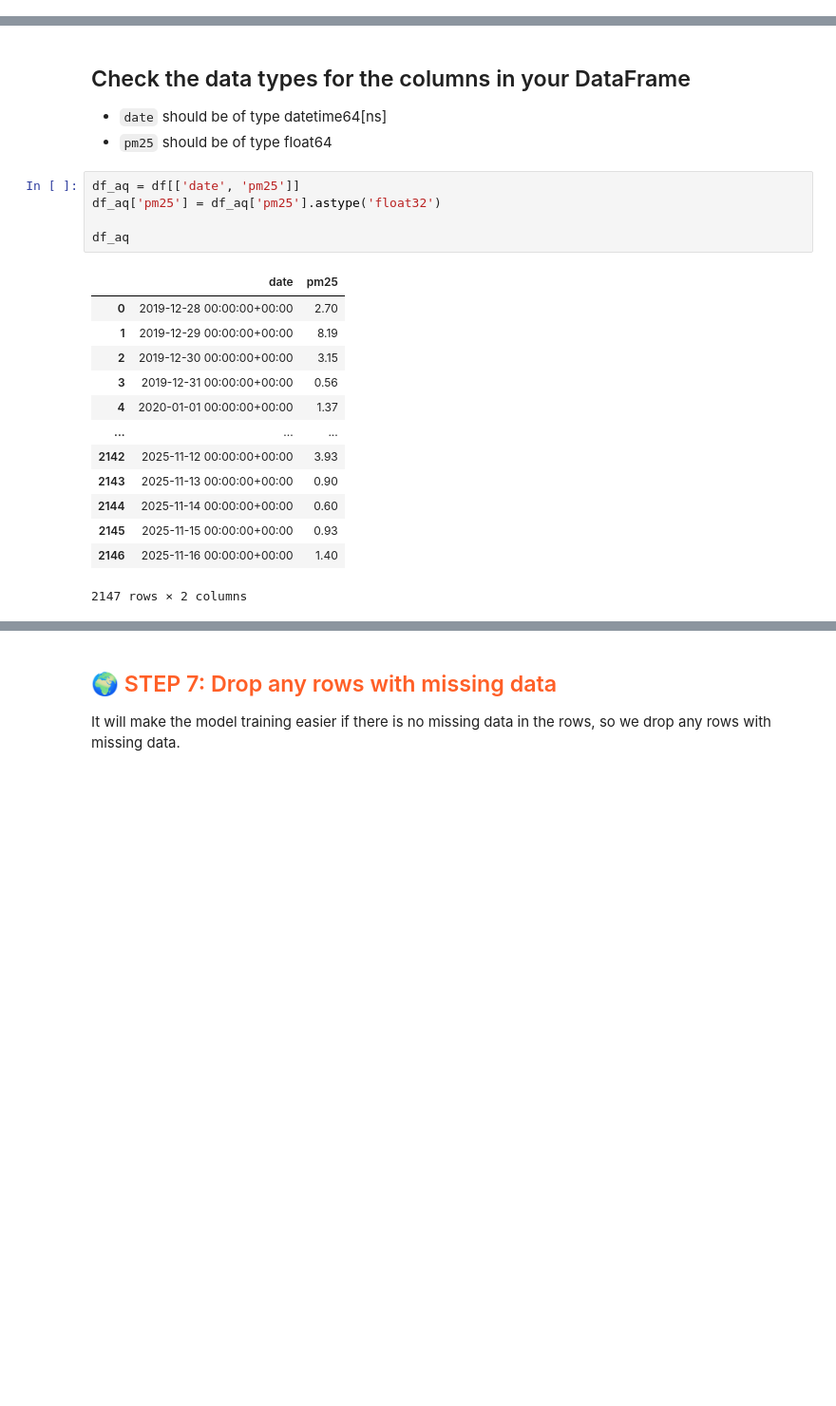
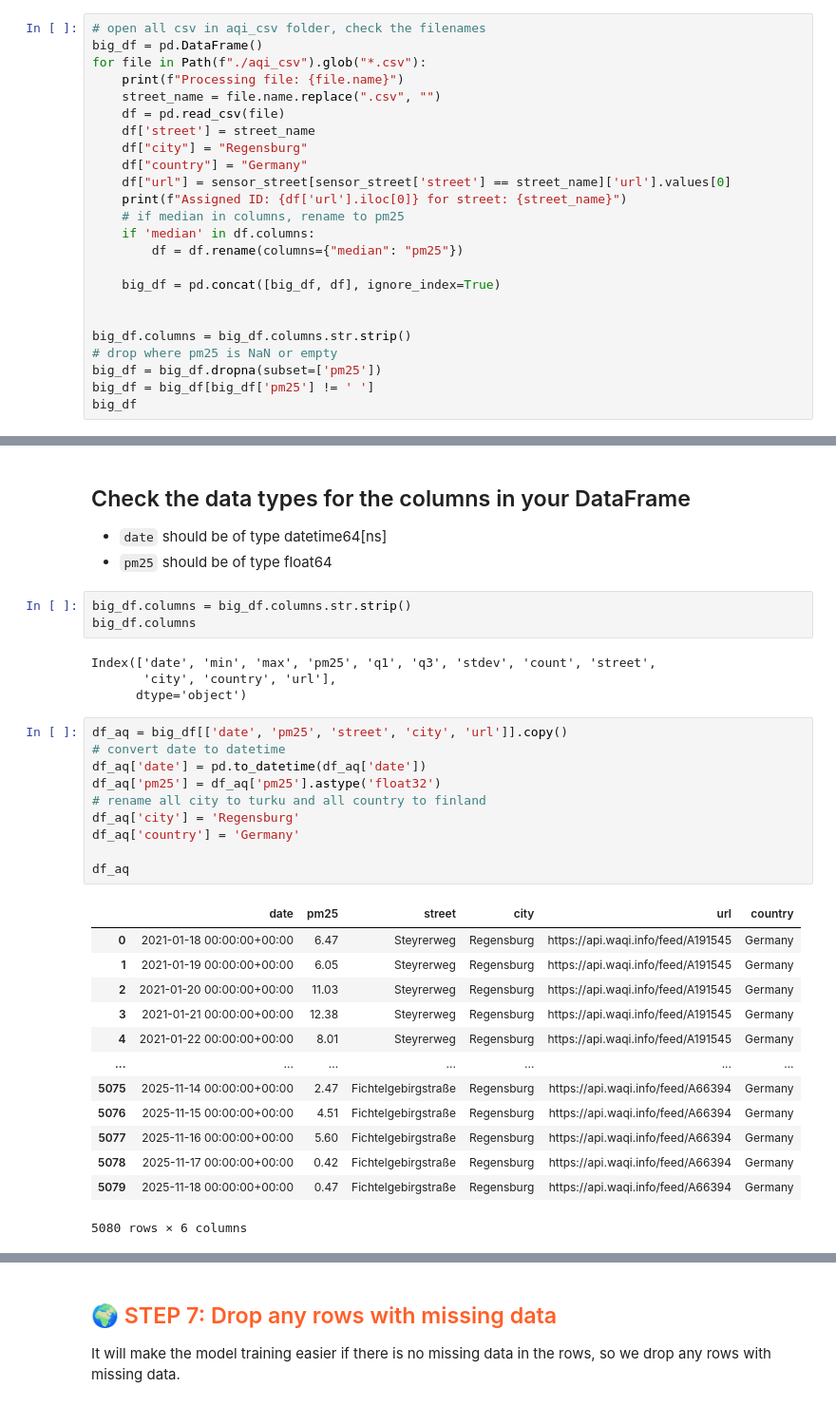
Before and after one commit to koderik/mlfs-book, a Jupyter notebook: notebooks/airquality/1_air_quality_feature_backfill.ipynb, the cells around one changed output, grey strips where cells are left out. Shown: that part at 95% size. Cells and saved outputs as stored; diff of their text form; blank space fills up the shorter version.

```diff
--- a/notebooks/airquality/1_air_quality_feature_backfill.ipynb
+++ b/notebooks/airquality/1_air_quality_feature_backfill.ipynb
@@ -227,0 +140,24 @@ The cell below should print out something like:
+# %%
+# open all csv in aqi_csv folder, check the filenames
+big_df = pd.DataFrame()
+for file in Path(f"./aqi_csv").glob("*.csv"):
+    print(f"Processing file: {file.name}")
+    street_name = file.name.replace(".csv", "")
+    df = pd.read_csv(file)
+    df['street'] = street_name
+    df["city"] = "Regensburg"
+    df["country"] = "Germany"
+    df["url"] = sensor_street[sensor_street['street'] == street_name]['url'].values[0]
+    print(f"Assigned ID: {df['url'].iloc[0]} for street: {street_name}")
+    # if median in columns, rename to pm25
+    if 'median' in df.columns:
+        df = df.rename(columns={"median": "pm25"})
+
+    big_df = pd.concat([big_df, df], ignore_index=True)
+
+
+big_df.columns = big_df.columns.str.strip()
+# drop where pm25 is NaN or empty
+big_df = big_df.dropna(subset=['pm25'])
+big_df = big_df[big_df['pm25'] != ' ']
+big_df
@@ -270,25 +237,37 @@ We want to have a DataFrame with 2 columns - `date` and `pm25` after this cell b
 
  * `date` should be of type   datetime64[ns]
  * `pm25` should be of type float64
+# %%
+big_df.columns = big_df.columns.str.strip()
+big_df.columns
+# %% [output]
+Index(['date', 'min', 'max', 'pm25', 'q1', 'q3', 'stdev', 'count', 'street',
+       'city', 'country', 'url'],
+      dtype='object')
 # %%
-df_aq = df[['date', 'pm25']]
+df_aq = big_df[['date', 'pm25', 'street', 'city', 'url']].copy()
+# convert date to datetime
+df_aq['date'] = pd.to_datetime(df_aq['date'])
 df_aq['pm25'] = df_aq['pm25'].astype('float32')
+# rename all city to turku and all country to finland
+df_aq['city'] = 'Regensburg'
+df_aq['country'] = 'Germany'
 
 df_aq
 # %% [output]
-|  | date | pm25 |
-| 0 | 2019-12-28 00:00:00+00:00 | 2.70 |
-| 1 | 2019-12-29 00:00:00+00:00 | 8.19 |
-| 2 | 2019-12-30 00:00:00+00:00 | 3.15 |
-| 3 | 2019-12-31 00:00:00+00:00 | 0.56 |
-| 4 | 2020-01-01 00:00:00+00:00 | 1.37 |
-| ... | ... | ... |
-| 2142 | 2025-11-12 00:00:00+00:00 | 3.93 |
-| 2143 | 2025-11-13 00:00:00+00:00 | 0.90 |
-| 2144 | 2025-11-14 00:00:00+00:00 | 0.60 |
-| 2145 | 2025-11-15 00:00:00+00:00 | 0.93 |
-| 2146 | 2025-11-16 00:00:00+00:00 | 1.40 |
+|  | date | pm25 | street | city | url | country |
+| 0 | 2021-01-18 00:00:00+00:00 | 6.47 | Steyrerweg | Regensburg | https://api.waqi.info/feed/A191545 | Germany |
+| 1 | 2021-01-19 00:00:00+00:00 | 6.05 | Steyrerweg | Regensburg | https://api.waqi.info/feed/A191545 | Germany |
+| 2 | 2021-01-20 00:00:00+00:00 | 11.03 | Steyrerweg | Regensburg | https://api.waqi.info/feed/A191545 | Germany |
+| 3 | 2021-01-21 00:00:00+00:00 | 12.38 | Steyrerweg | Regensburg | https://api.waqi.info/feed/A191545 | Germany |
+| 4 | 2021-01-22 00:00:00+00:00 | 8.01 | Steyrerweg | Regensburg | https://api.waqi.info/feed/A191545 | Germany |
+| ... | ... | ... | ... | ... | ... | ... |
+| 5075 | 2025-11-14 00:00:00+00:00 | 2.47 | Fichtelgebirgstraße | Regensburg | https://api.waqi.info/feed/A66394 | Germany |
+| 5076 | 2025-11-15 00:00:00+00:00 | 4.51 | Fichtelgebirgstraße | Regensburg | https://api.waqi.info/feed/A66394 | Germany |
+| 5077 | 2025-11-16 00:00:00+00:00 | 5.60 | Fichtelgebirgstraße | Regensburg | https://api.waqi.info/feed/A66394 | Germany |
+| 5078 | 2025-11-17 00:00:00+00:00 | 0.42 | Fichtelgebirgstraße | Regensburg | https://api.waqi.info/feed/A66394 | Germany |
+| 5079 | 2025-11-18 00:00:00+00:00 | 0.47 | Fichtelgebirgstraße | Regensburg | https://api.waqi.info/feed/A66394 | Germany |
-2147 rows × 2 columns
+5080 rows × 6 columns
 # %%
 # Cast the pm25 column to be a float32 data type
 df_aq.info()
```
Also changed, not shown: parts of 35 cells of this notebook, 14 other files.
